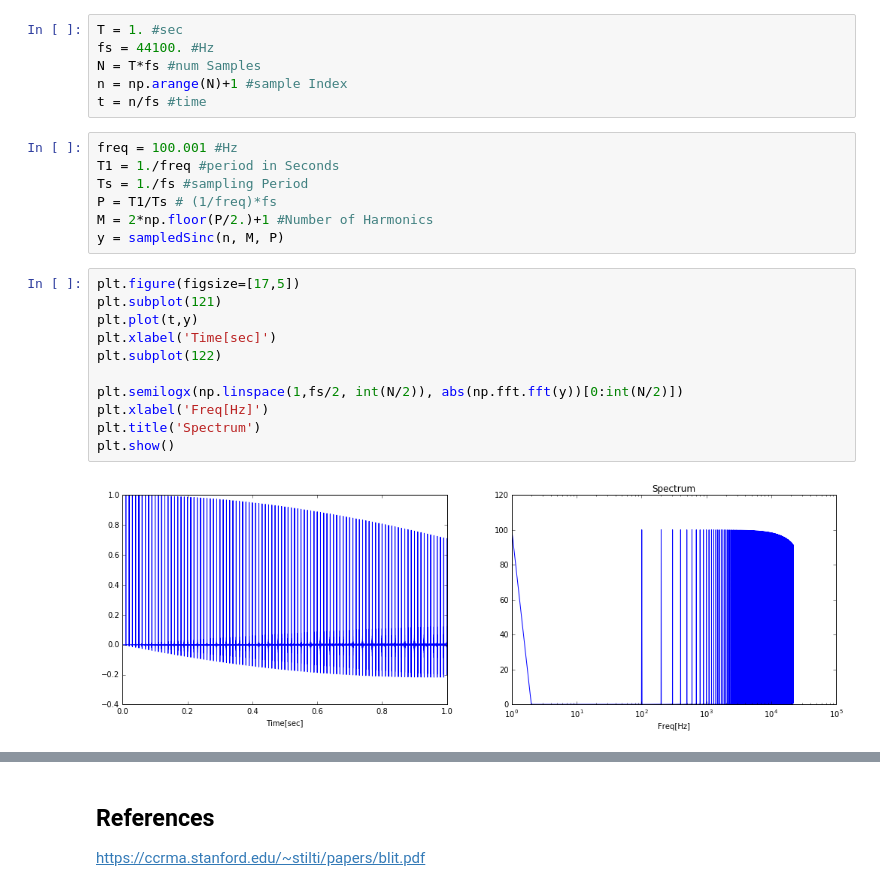
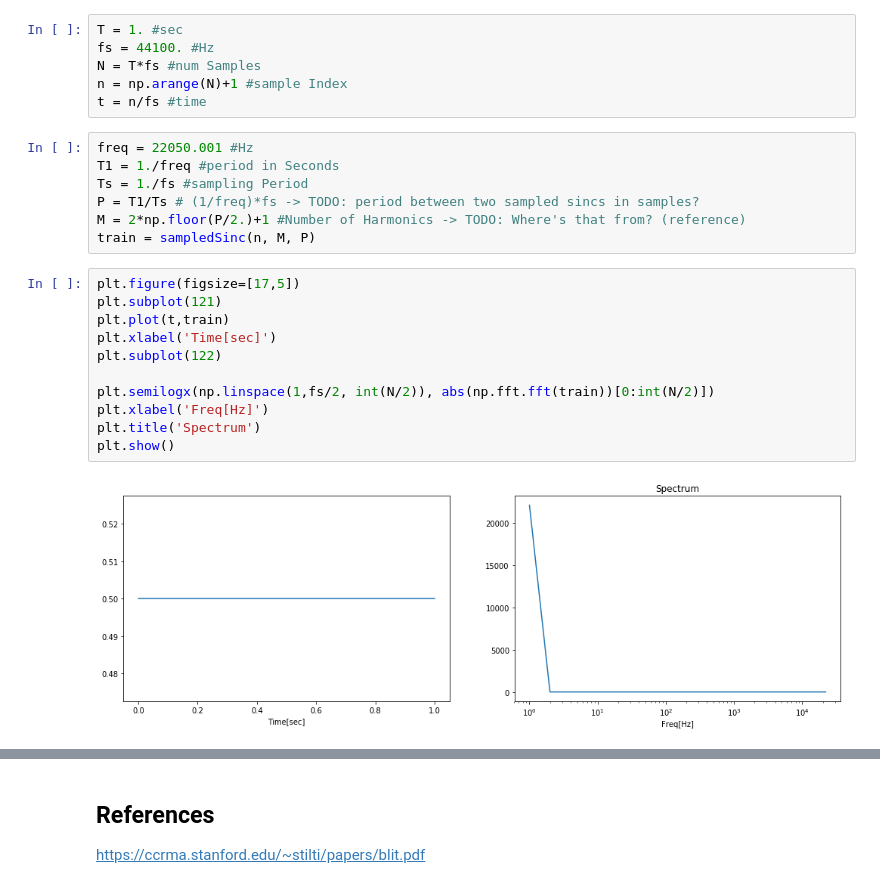
Before and after one commit to znibbles/01-advanced-synthesis-techniques, a Jupyter notebook: 01-BLIT.ipynb, the cells around one changed output, grey strips where cells are left out. Drawn from its saved outputs; the diff is of its cells as text.

```diff
--- a/01-BLIT.ipynb
+++ b/01-BLIT.ipynb
@@ -67,23 +67,23 @@ N = T*fs #num Samples
 n = np.arange(N)+1 #sample Index
 t = n/fs #time
 # %%
-freq = 100.001 #Hz
+freq = 22050.001 #Hz
 T1 = 1./freq #period in Seconds
 Ts = 1./fs #sampling Period
-P = T1/Ts # (1/freq)*fs
-M = 2*np.floor(P/2.)+1 #Number of Harmonics
-y = sampledSinc(n, M, P)
+P = T1/Ts # (1/freq)*fs -> TODO: period between two sampled sincs in samples?
+M = 2*np.floor(P/2.)+1 #Number of Harmonics -> TODO: Where's that from? (reference)
+train = sampledSinc(n, M, P)
 # %%
 plt.figure(figsize=[17,5])
 plt.subplot(121)
-plt.plot(t,y)
+plt.plot(t,train)
 plt.xlabel('Time[sec]')
 plt.subplot(122)
 
-plt.semilogx(np.linspace(1,fs/2, int(N/2)), abs(np.fft.fft(y))[0:int(N/2)])
+plt.semilogx(np.linspace(1,fs/2, int(N/2)), abs(np.fft.fft(train))[0:int(N/2)])
 plt.xlabel('Freq[Hz]')
 plt.title('Spectrum')
 plt.show()
 # %% [output]
-[figure, old version]
+[figure, new version]
 # %%
```
Also changed, not shown: parts of 2 cells of this notebook.
